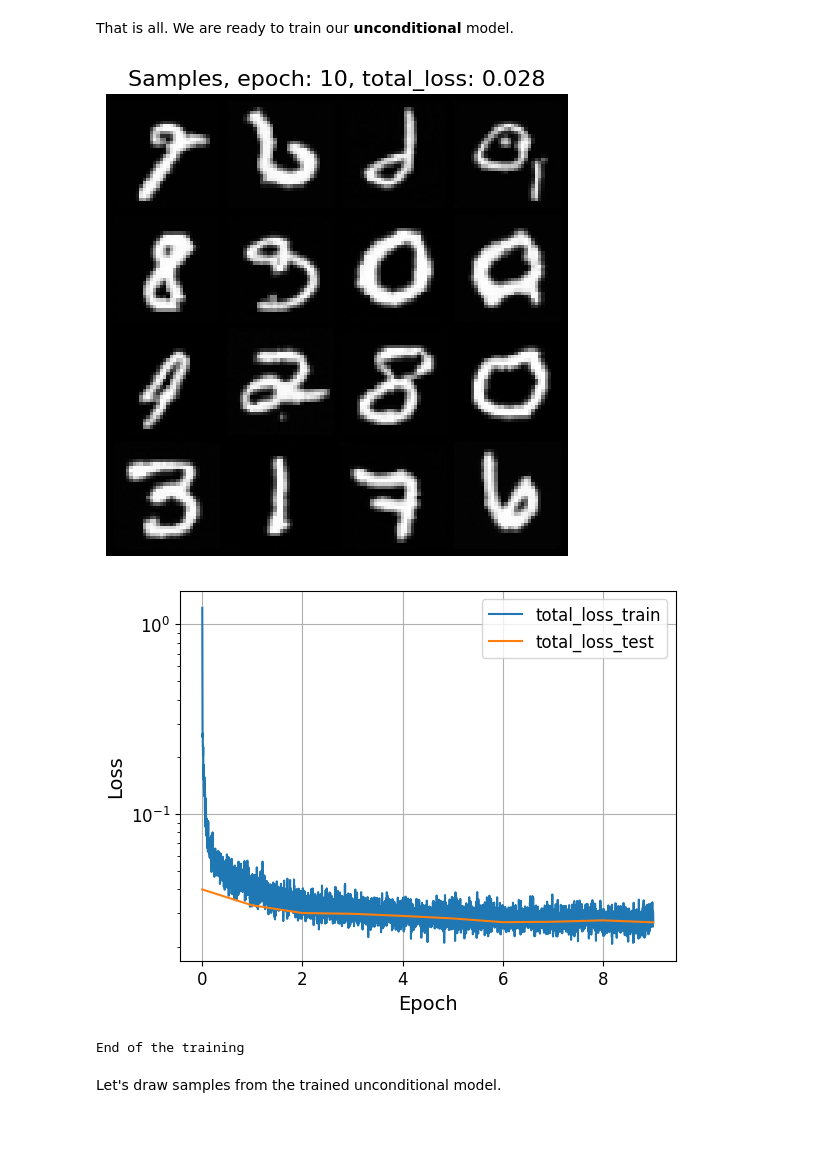
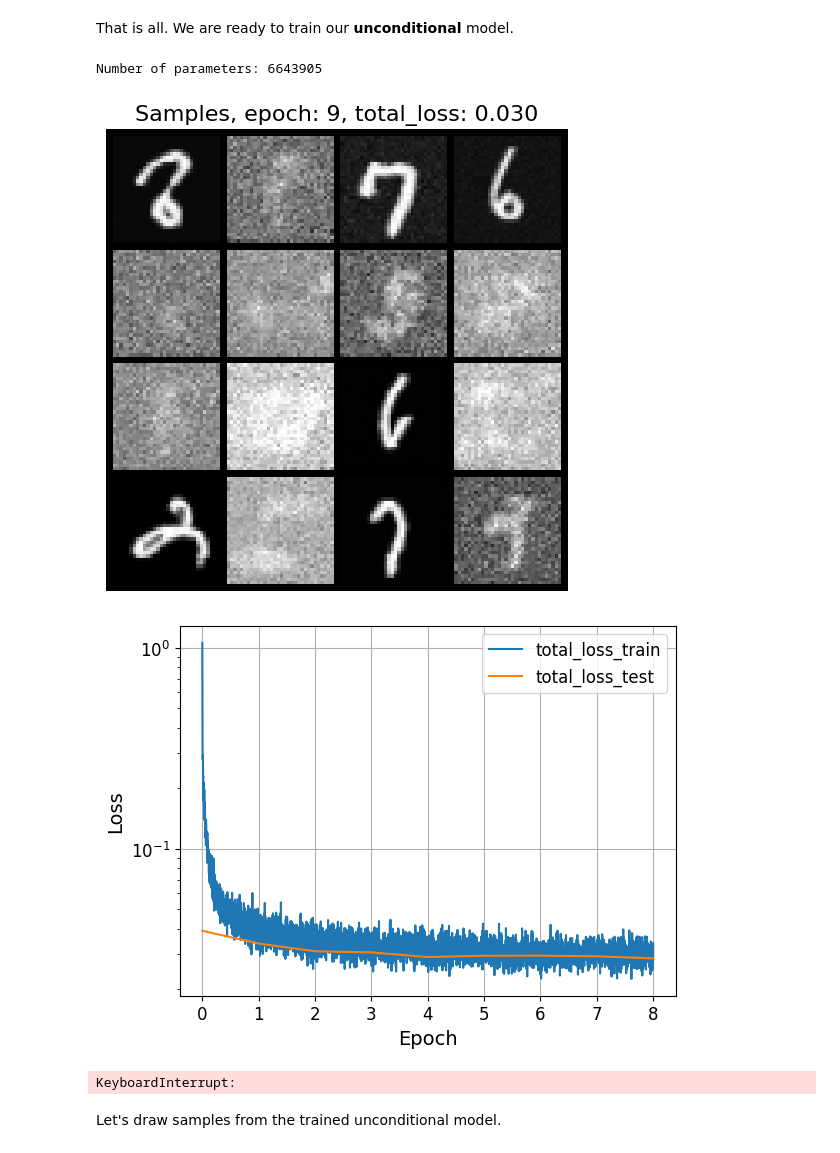
Before and after one commit to fantdali/2025-DGM-MIPT-YSDA-course, a Jupyter notebook: homeworks/hw5.ipynb, the cells around one changed output. Drawn from its saved outputs; the diff is of its cells as text; code cells hidden in the pictures.

Commit message:
done: hw5 ddpm, conditional

```diff
--- a/homeworks/hw5.ipynb
+++ b/homeworks/hw5.ipynb
@@ -1004,51 +1135,55 @@ class ConditionalDDPM(BaseModel):
         return {"total_loss": loss}
 # %% [markdown]
 That is all. We are ready to train our **unconditional** model.
+# %%
+# ====
+# your code
+# choose these parameters
+BATCH_SIZE = 128
+LR = 1e-3
+EPOCHS = 30
+HIDDEN_CHANNELS = 32
+CHANNEL_MULTIPLIERS = [1, 2, 2, 4]
+NUM_BLOCKS = 2
+T = 1000
+# ====
+
+cond_model = UNet(
+    num_timesteps=T,
+    num_labels=10,
+    hidden_channels=HIDDEN_CHANNELS,
+    channel_multipliers=CHANNEL_MULTIPLIERS,
+    num_blocks=NUM_BLOCKS
+)
+cond_ddpm = ConditionalDDPM(num_timesteps=T, model=cond_model)
+
+print(f"Number of parameters: {sum(p.numel() for p in cond_ddpm.parameters())}")
+# %% [output]
+Number of parameters: 6643905
 # %%
-# ====
-# your code
-# choose these parameters
-BATCH_SIZE =
-LR =
-EPOCHS =
-HIDDEN_CHANNELS =
-CHANNEL_MULTIPLIERS =
-NUM_BLOCKS =
-T =
-# ====
-
-cond_model = UNet(
-    num_timesteps=T,
-    num_labels=10,
-    hidden_channels=HIDDEN_CHANNELS,
-    channel_multipliers=CHANNEL_MULTIPLIERS,
-    num_blocks=NUM_BLOCKS
-)
-cond_ddpm = ConditionalDDPM(num_timesteps=T, model=cond_model)
-
 # try your own optimizer/scheduler
 optimizer = torch.optim.AdamW(cond_ddpm.parameters(), lr=LR, weight_decay=0.0001)
 scheduler = torch.optim.lr_scheduler.StepLR(optimizer, step_size=100, gamma=0.9)
 
 # train unconditional mode
 train_loader = data.DataLoader(train_data, batch_size=BATCH_SIZE, shuffle=True)
 test_loader = data.DataLoader(test_data, batch_size=BATCH_SIZE, shuffle=False)
 train_model(
     cond_ddpm,
     train_loader,
     test_loader,
     epochs=EPOCHS,
     optimizer=optimizer,
     scheduler=scheduler,
     conditional=False,
     device=DEVICE,
     n_samples=16,
     visualize_samples=True, # prabably you would like to turn this off
     logscale_y=True,
 )
 # to save your time you can save the model
 # torch.save(cond_ddpm.state_dict(), "unconditional_ddpm.pth")
 # %% [output]
-[figure, old version]
+[figure, new version]
-[figure, old version]
+[figure, new version]
-End of the training
+KeyboardInterrupt:
```
Also changed, not shown: parts of 24 cells of this notebook, 1 other file.
